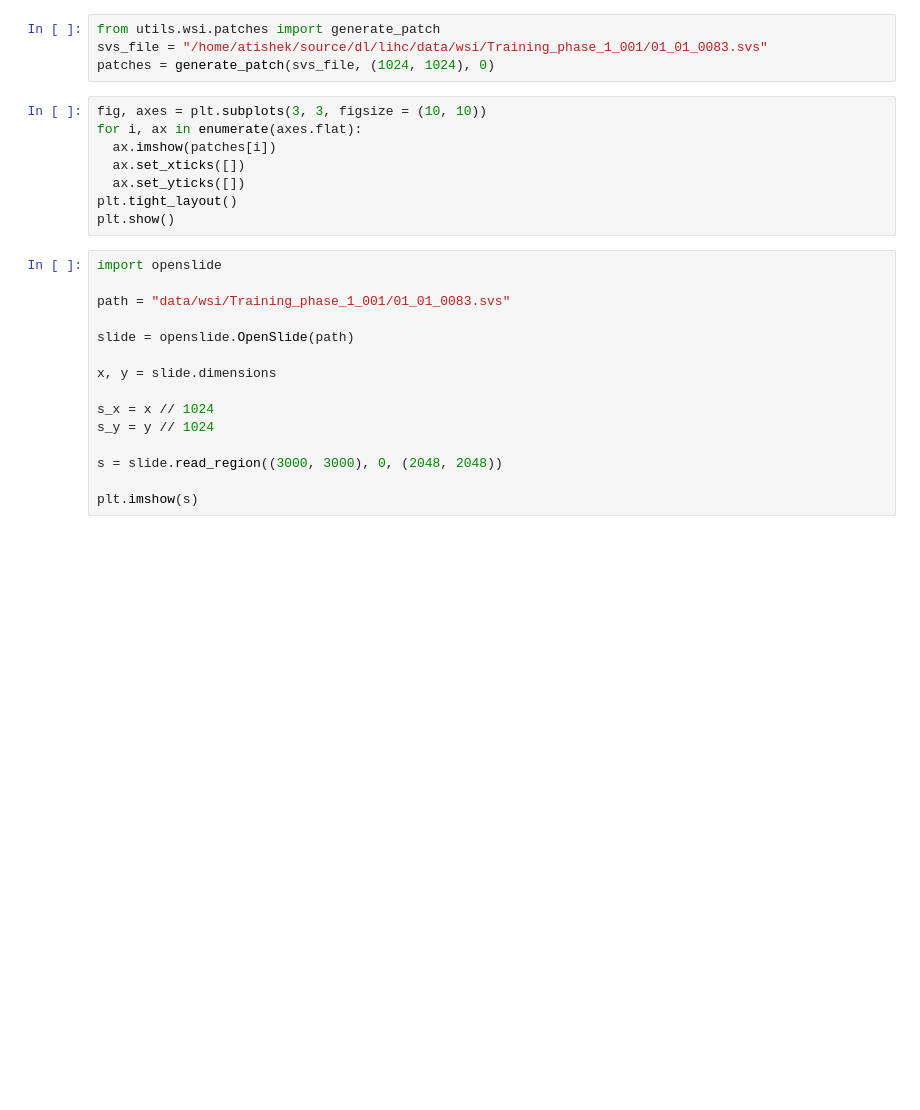
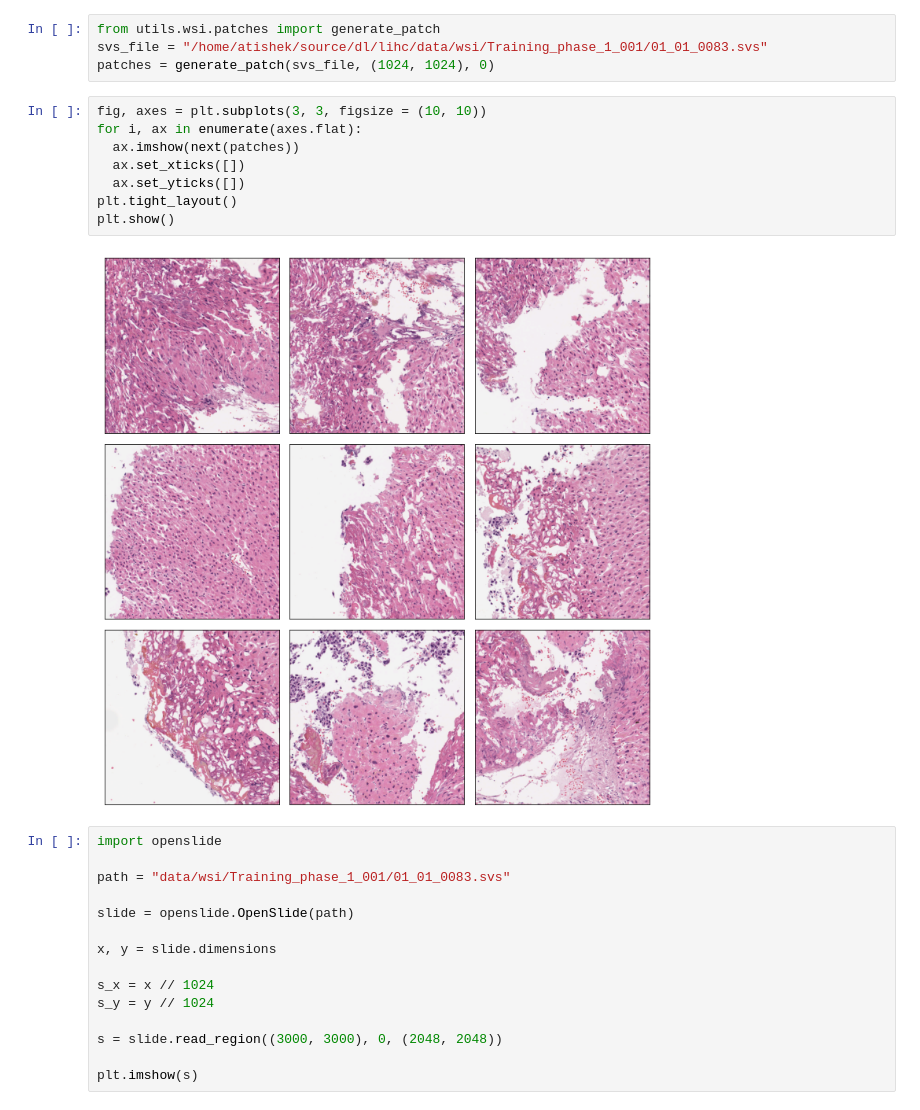
Before and after one commit to atishek22/LIHC-SEG, a Jupyter notebook: Slides.ipynb, the cells around one changed output. Drawn from its saved outputs; the diff is of its cells as text; blank space fills up the shorter version.

Commit message:
Updated patch generator to use an iterator

```diff
--- a/Slides.ipynb
+++ b/Slides.ipynb
@@ -19,11 +27,13 @@ patches = generate_patch(svs_file, (1024, 1024), 0)
 # %%
 fig, axes = plt.subplots(3, 3, figsize = (10, 10))
 for i, ax in enumerate(axes.flat):
-  ax.imshow(patches[i])
+  ax.imshow(next(patches))
   ax.set_xticks([])
   ax.set_yticks([])
 plt.tight_layout()
 plt.show()
+# %% [output]
+[figure, added]
 # %%
 import openslide
 
```
Also changed, not shown: parts of 2 cells of this notebook, 1 other file.
